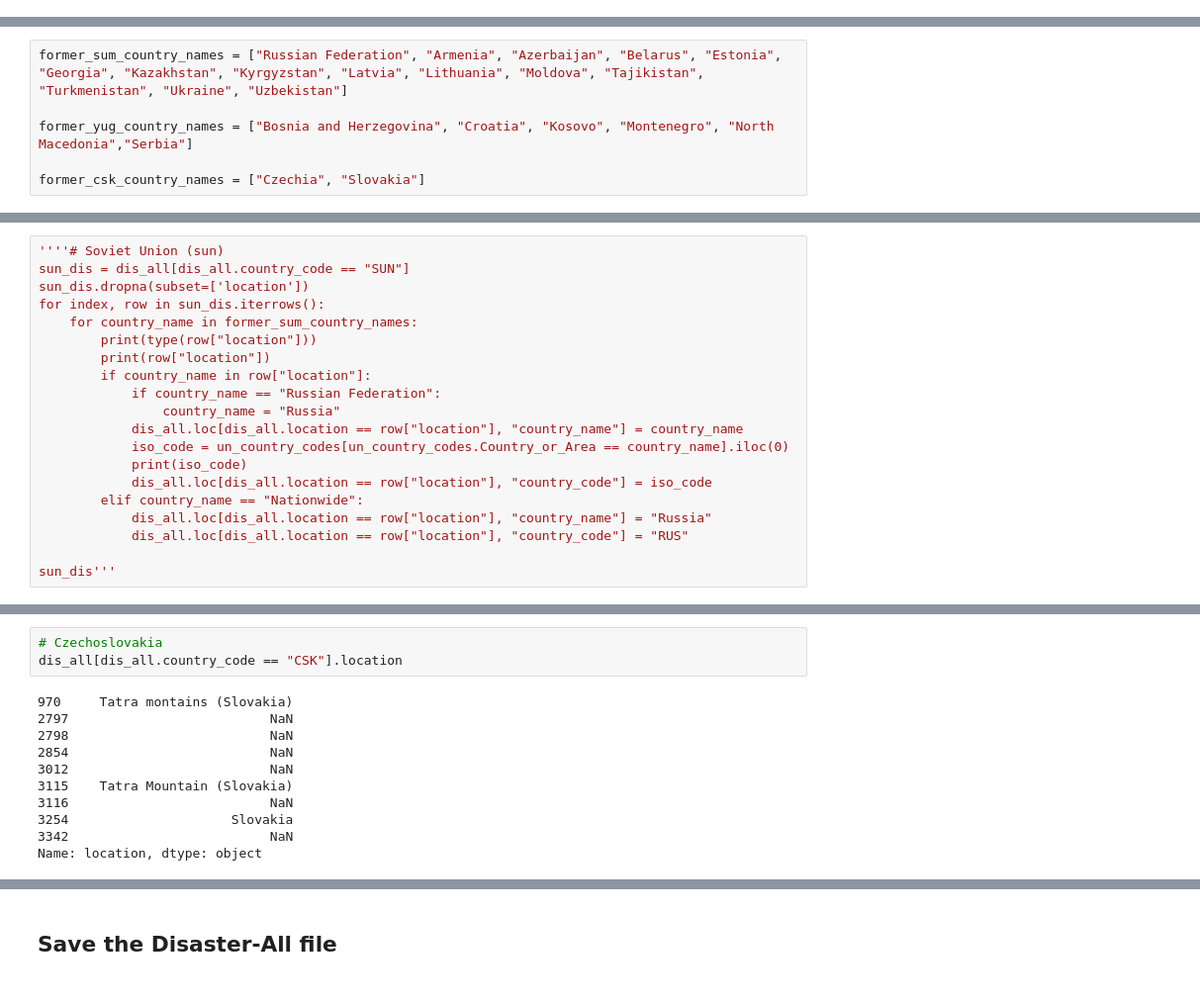
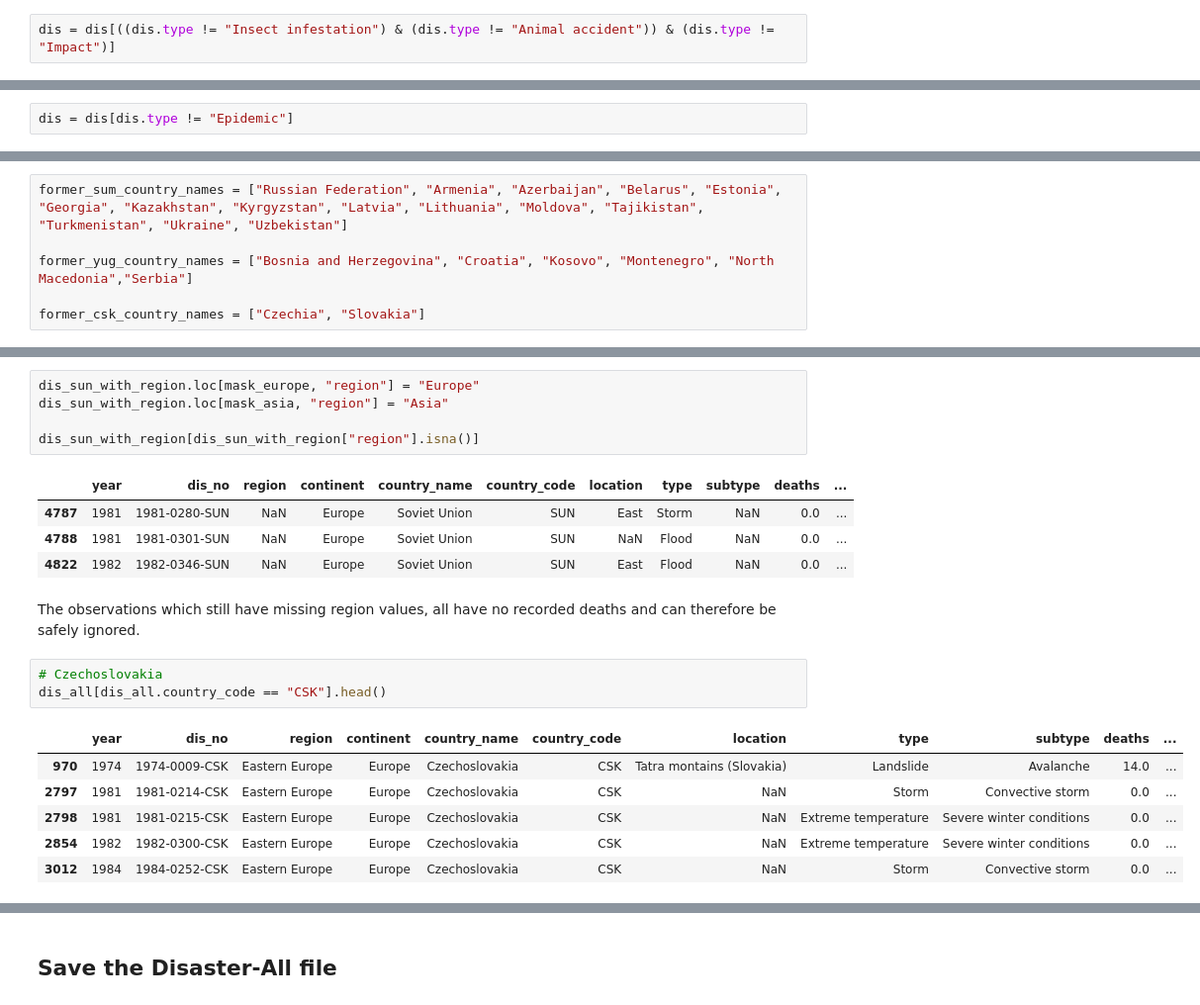
Before and after one commit to lukiwieser/natural-disasters-and-climate-change, a Jupyter notebook: disaster-formatting.ipynb, the cells around one changed output, grey strips where cells are left out. Shown at 99% size. Drawn from its saved outputs; the diff is of its cells as text.

Commit message:
Implement functionality to assign regions to the formerly existing soviet union + small changes

```diff
--- a/disaster-formatting.ipynb
+++ b/disaster-formatting.ipynb
@@ -70,0 +114,2 @@ dis = dis[dis.disaster_group == "Natural"]
+# %%
+dis = dis[((dis.type != "Insect infestation") & (dis.type != "Animal accident")) & (dis.type != "Impact")]
@@ -70,0 +118,2 @@ dis = dis[dis.disaster_group == "Natural"]
+# %%
+dis = dis[dis.type != "Epidemic"]
@@ -396,20 +419,0 @@ Name: location, Length: 64, dtype: object
-# %%
-''''# Soviet Union (sun)
-sun_dis = dis_all[dis_all.country_code == "SUN"]
-sun_dis.dropna(subset=['location'])
-for index, row in sun_dis.iterrows():
-    for country_name in former_sum_country_names:
-        print(type(row["location"]))
-        print(row["location"])
-        if country_name in row["location"]:
-            if country_name == "Russian Federation":
-                country_name = "Russia"
-            dis_all.loc[dis_all.location == row["location"], "country_name"] = country_name
-            iso_code = un_country_codes[un_country_codes.Country_or_Area == country_name].iloc(0)
-            print(iso_code)
-            dis_all.loc[dis_all.location == row["location"], "country_code"] = iso_code
-        elif country_name == "Nationwide":
-            dis_all.loc[dis_all.location == row["location"], "country_name"] = "Russia"
-            dis_all.loc[dis_all.location == row["location"], "country_code"] = "RUS"
-
-sun_dis'''
@@ -420,17 +440,25 @@ We deal with those missing values later ##TODO
+# %%
+dis_sun_with_region.loc[mask_europe, "region"] = "Europe"
+dis_sun_with_region.loc[mask_asia, "region"] = "Asia"
+
+dis_sun_with_region[dis_sun_with_region["region"].isna()]
+# %% [output]
+|  | year | dis_no | region | continent | country_name | country_code | location | type | subtype | deaths | ... |
+| 4787 | 1981 | 1981-0280-SUN | NaN | Europe | Soviet Union | SUN | East | Storm | NaN | 0.0 | ... |
+| 4788 | 1981 | 1981-0301-SUN | NaN | Europe | Soviet Union | SUN | NaN | Flood | NaN | 0.0 | ... |
+| 4822 | 1982 | 1982-0346-SUN | NaN | Europe | Soviet Union | SUN | East | Flood | NaN | 0.0 | ... |
+# %% [markdown]
+The observations which still have missing region values, all have no recorded deaths and can therefore be safely ignored.
 # %%
 # Czechoslovakia
-dis_all[dis_all.country_code == "CSK"].location
+dis_all[dis_all.country_code == "CSK"].head()
 # %% [output]
-970     Tatra montains (Slovakia)
-2797                          NaN
-2798                          NaN
-2854                          NaN
-3012                          NaN
-3115    Tatra Mountain (Slovakia)
-3116                          NaN
-3254                     Slovakia
-3342                          NaN
-Name: location, dtype: object
+|  | year | dis_no | region | continent | country_name | country_code | location | type | subtype | deaths | ... |
+| 970 | 1974 | 1974-0009-CSK | Eastern Europe | Europe | Czechoslovakia | CSK | Tatra montains (Slovakia) | Landslide | Avalanche | 14.0 | ... |
+| 2797 | 1981 | 1981-0214-CSK | Eastern Europe | Europe | Czechoslovakia | CSK | NaN | Storm | Convective storm | 0.0 | ... |
+| 2798 | 1981 | 1981-0215-CSK | Eastern Europe | Europe | Czechoslovakia | CSK | NaN | Extreme temperature | Severe winter conditions | 0.0 | ... |
+| 2854 | 1982 | 1982-0300-CSK | Eastern Europe | Europe | Czechoslovakia | CSK | NaN | Extreme temperature | Severe winter conditions | 0.0 | ... |
+| 3012 | 1984 | 1984-0252-CSK | Eastern Europe | Europe | Czechoslovakia | CSK | NaN | Storm | Convective storm | 0.0 | ... |
 # %%
 # Yugoslavia
 dis_all[dis_all.country_code == "YUG"].location
```
Also changed, not shown: parts of 39 cells of this notebook.
